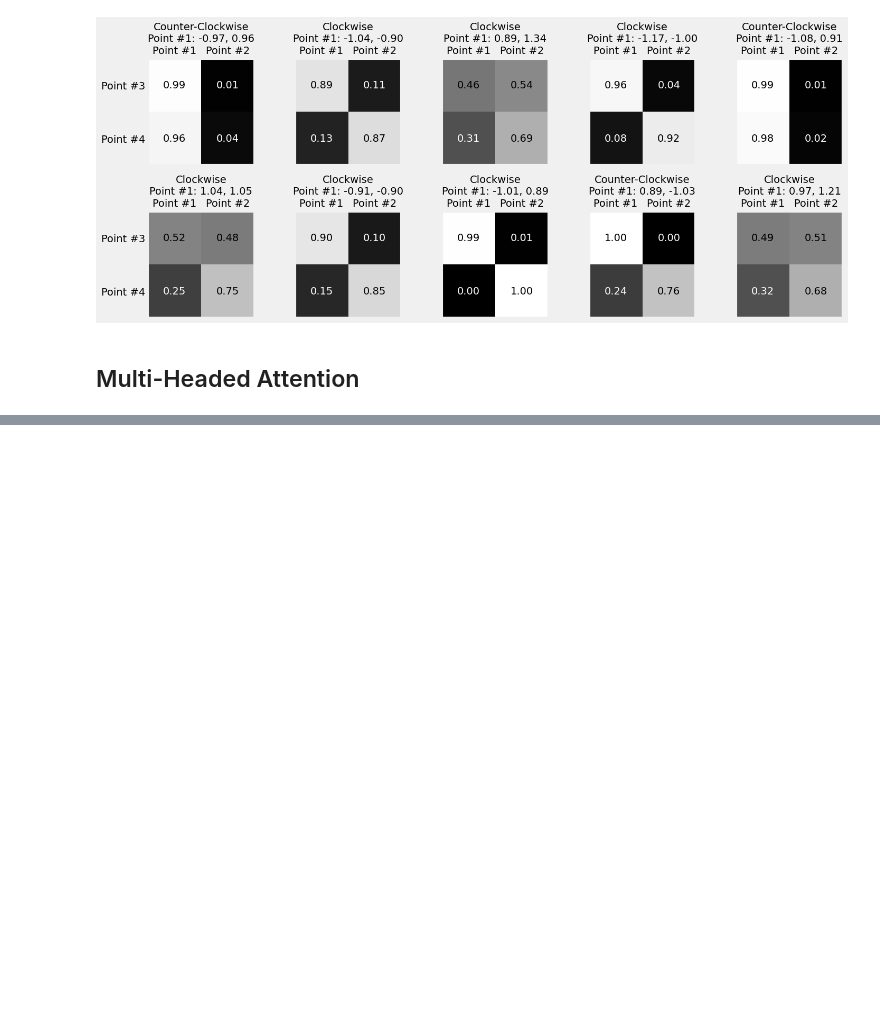
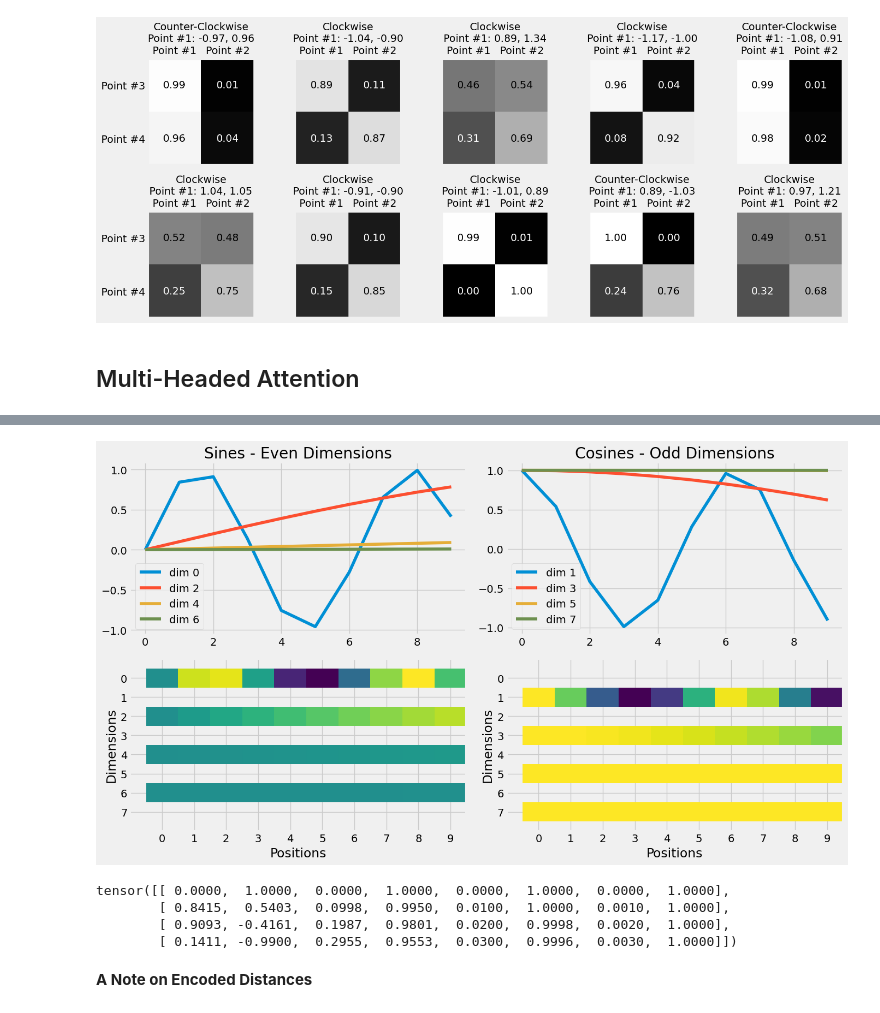
Before and after one commit to ejaj/pytorch-deep, a Jupyter notebook: Sequence-to-Sequence.ipynb, the cells around one changed output, grey strips where cells are left out. Saved outputs shown, nothing was run; the diff lists cells and outputs as text; code cells hidden in the pictures; blank space fills up the shorter version.

```diff
--- a/Sequence-to-Sequence.ipynb
+++ b/Sequence-to-Sequence.ipynb
@@ -643,0 +877,13 @@ class MultiHeadAttention(nn.Module):
+# %%
+fig = encoding_heatmap(d_model=8, max_len=10)
+# %% [output]
+[figure, added]
+# %%
+np.round(encoding[0:4], 4) # first four positions
+# %% [output]
+tensor([[ 0.0000,  1.0000,  0.0000,  1.0000,  0.0000,  1.0000,  0.0000,  1.0000],
+        [ 0.8415,  0.5403,  0.0998,  0.9950,  0.0100,  1.0000,  0.0010,  1.0000],
+        [ 0.9093, -0.4161,  0.1987,  0.9801,  0.0200,  0.9998,  0.0020,  1.0000],
+        [ 0.1411, -0.9900,  0.2955,  0.9553,  0.0300,  0.9996,  0.0030,  1.0000]])
+# %% [markdown]
+**A Note on Encoded Distances**
```
Also changed, not shown: parts of 51 cells of this notebook, 4 other files.
